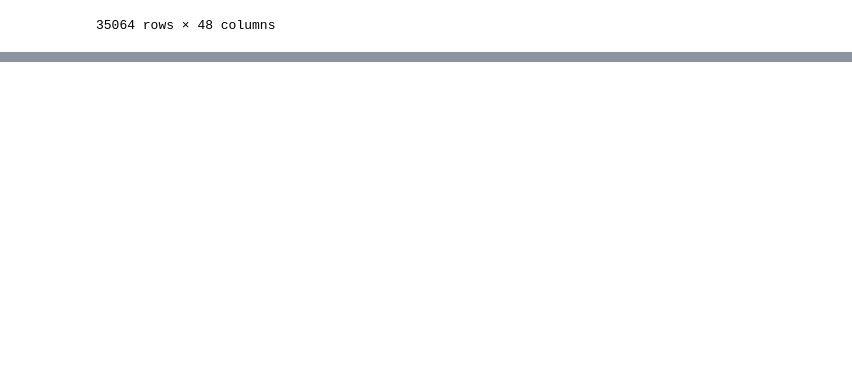
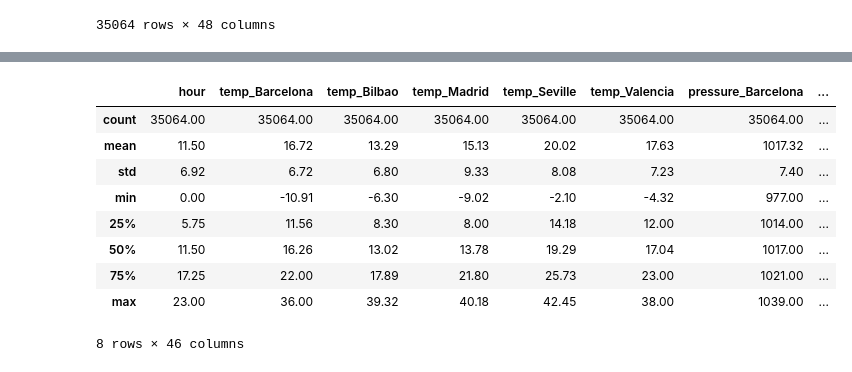
Before and after one commit to amukherjee25/forecasting-electricity-prices, a Jupyter notebook: preprocessing_weather.ipynb, the cells around one changed output, grey strips where cells are left out. Drawn from its saved outputs; the diff is of its cells as text; code cells hidden in the pictures; blank space fills up the shorter version.

```diff
--- a/preprocessing_weather.ipynb
+++ b/preprocessing_weather.ipynb
@@ -245,0 +313,20 @@ plt.show()
+# %%
+# Create a copy of filtered weather dataframe
+df_weather_intp = df_weather_filter.copy()
+
+# Interpolate pressure data across cities
+df_weather_intp['pressure'] = (
+    df_weather_intp
+    .groupby('city_name')['pressure']
+    .transform(lambda x: x.interpolate())
+)
+
+# Interpolate wind speed data across cities
+df_weather_intp['wind_speed'] = (
+    df_weather_intp
+    .groupby('city_name')['wind_speed']
+    .transform(lambda x: x.interpolate())
+)
+
+# Confirm that interpolation works and that there are no null values
+df_weather_intp.isnull().sum()
@@ -245,0 +368,20 @@ plt.show()
+# %%
+# Pivot the filtered and interpolated weather table to wide format (i.e. temp_Valencia, temp_Bilbao, temp_Seville, etc.)
+
+# Keep the temporal id columns
+id_cols = ['time', 'date', 'hour']
+
+# Pivot the dataframe
+df_weather_wide = df_weather_intp.pivot(
+    index=id_cols,
+    columns='city_name'
+)
+
+# Flatten multi-level column names
+df_weather_wide.columns = [
+    f"{feature}_{city}"
+    for feature, city in df_weather_wide.columns
+]
+
+# Change index columns back to normal columns
+df_weather_wide = df_weather_wide.reset_index()
@@ -245,0 +404,13 @@ plt.show()
+# %%
+df_weather_wide.describe().round(2)
+# %% [output]
+|  | hour | temp_Barcelona | temp_Bilbao | temp_Madrid | temp_Seville | temp_Valencia | pressure_Barcelona | ... |
+| count | 35064.00 | 35064.00 | 35064.00 | 35064.00 | 35064.00 | 35064.00 | 35064.00 | ... |
+| mean | 11.50 | 16.72 | 13.29 | 15.13 | 20.02 | 17.63 | 1017.32 | ... |
+| std | 6.92 | 6.72 | 6.80 | 9.33 | 8.08 | 7.23 | 7.40 | ... |
+| min | 0.00 | -10.91 | -6.30 | -9.02 | -2.10 | -4.32 | 977.00 | ... |
+| 25% | 5.75 | 11.56 | 8.30 | 8.00 | 14.18 | 12.00 | 1014.00 | ... |
+| 50% | 11.50 | 16.26 | 13.02 | 13.78 | 19.29 | 17.04 | 1017.00 | ... |
+| 75% | 17.25 | 22.00 | 17.89 | 21.80 | 25.73 | 23.00 | 1021.00 | ... |
+| max | 23.00 | 36.00 | 39.32 | 40.18 | 42.45 | 38.00 | 1039.00 | ... |
+8 rows × 46 columns
```
Also changed, not shown: parts of 20 cells of this notebook, 4 other files.
